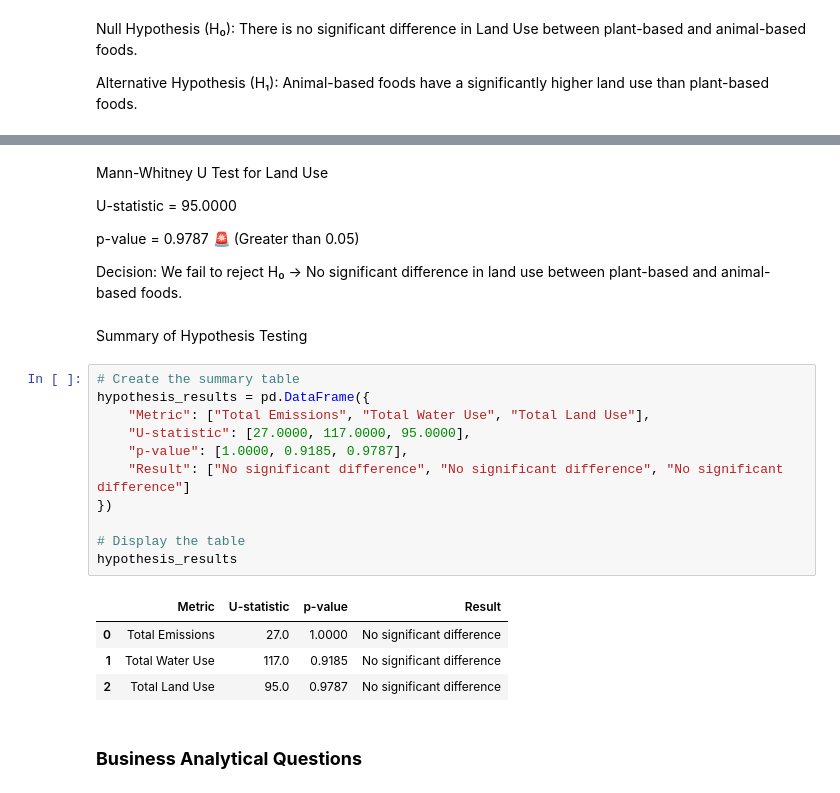
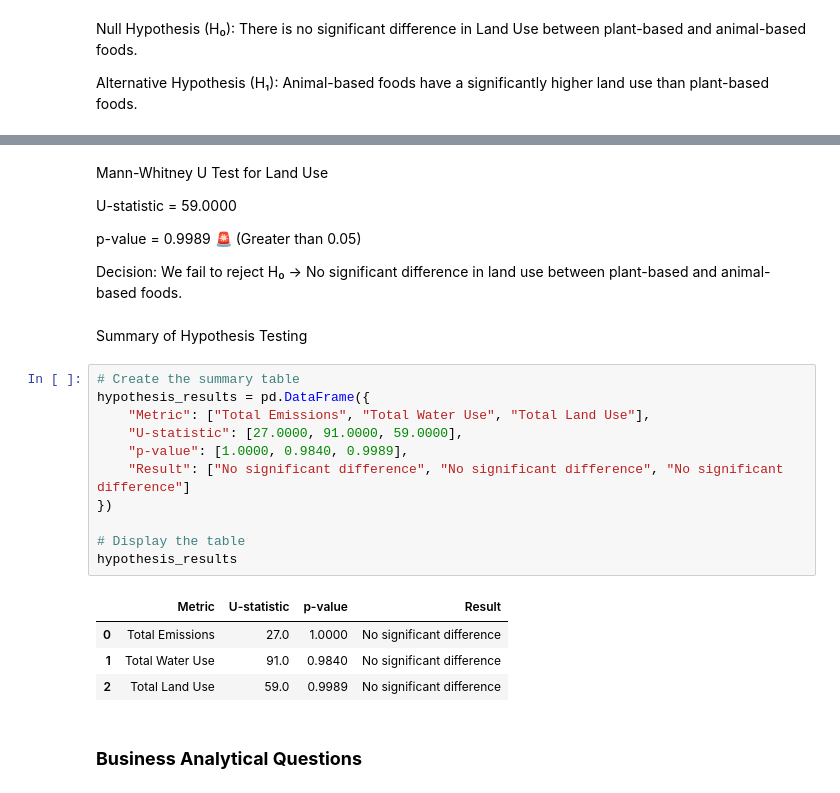
Before and after one commit to Victor-Osei/Environmental-Impact-of-Food-Production-Analysis, a Jupyter notebook: fpa.ipynb, the cells around one changed output, grey strips where cells are left out. Saved outputs shown, nothing was run; the diff lists cells and outputs as text.

```diff
--- a/fpa.ipynb
+++ b/fpa.ipynb
@@ -576,9 +675,9 @@ Mann-Whitney U Test (Land Use): U-statistic = 95.0000, p-value = 0.9787
 # %% [markdown]
 Mann-Whitney U Test for Land Use
 
-U-statistic = 95.0000
+U-statistic = 59.0000
 
-p-value = 0.9787 🚨 (Greater than 0.05)
+p-value = 0.9989 🚨 (Greater than 0.05)
 
 Decision: We fail to reject H₀ → No significant difference in land use between plant-based and animal-based foods.
 # %% [markdown]
@@ -586,19 +685,19 @@ Summary of Hypothesis Testing
 # %%
 # Create the summary table
 hypothesis_results = pd.DataFrame({
     "Metric": ["Total Emissions", "Total Water Use", "Total Land Use"],
-    "U-statistic": [27.0000, 117.0000, 95.0000],
-    "p-value": [1.0000, 0.9185, 0.9787],
+    "U-statistic": [27.0000, 91.0000, 59.0000],
+    "p-value": [1.0000, 0.9840, 0.9989],
     "Result": ["No significant difference", "No significant difference", "No significant difference"]
 })
 
 # Display the table
 hypothesis_results
 # %% [output]
 |  | Metric | U-statistic | p-value | Result |
 | 0 | Total Emissions | 27.0 | 1.0000 | No significant difference |
-| 1 | Total Water Use | 117.0 | 0.9185 | No significant difference |
-| 2 | Total Land Use | 95.0 | 0.9787 | No significant difference |
+| 1 | Total Water Use | 91.0 | 0.9840 | No significant difference |
+| 2 | Total Land Use | 59.0 | 0.9989 | No significant difference |
 # %% [markdown]
 ### **Business Analytical Questions**
 # %% [markdown]
```
Also changed, not shown: parts of 16 cells of this notebook, 1 other file.
